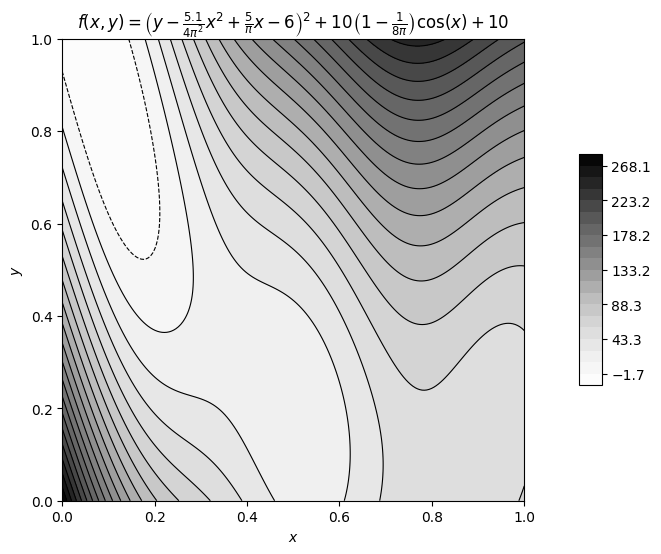
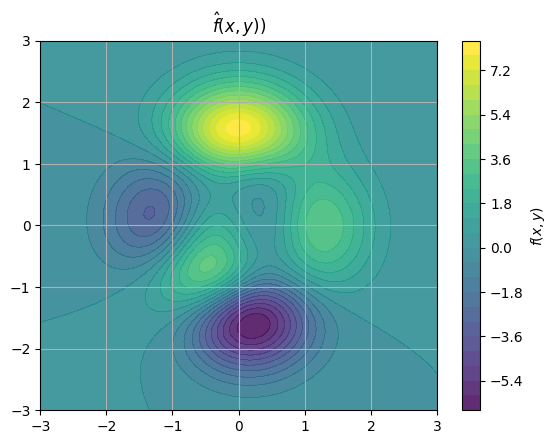
Unified diff of the notebook cell whose output changed from the first chart to the second:
--- before
+++ after
@@ -1,31 +1,24 @@
 import numpy as np
 import matplotlib.pyplot as plt
-from shared.cpcrr.functions.functions import braninAD, branin
+from shared.sample_funcs import peaks
+from matplotlib.colors import Normalize
+
 
 Nside = 200
-x = np.linspace(0, 1, Nside)
-y = np.linspace(0, 1, Nside)
+x = np.linspace(-3, 3, Nside)
+y = np.linspace(-3, 3, Nside)
 X, Y = np.meshgrid(x, y)
 matr = np.hstack((X.reshape((-1, 1)), Y.reshape((-1, 1))))
-Z_true = branin(matr[:,0], matr[:,1]).reshape((Nside, Nside))
+Z_true = peaks(matr).reshape((Nside, Nside))
 
-fig, ax1 = plt.subplots(1, figsize=(14, 6))
-
-from matplotlib.colors import Normalize
 
 vmin, vmax = Z_true.min(), Z_true.max()
-levels = np.linspace(vmin, vmax, 21)
 norm = Normalize(vmin=vmin, vmax=vmax)
-# --- actual function ---
-func_latex = (    
-    r'$f(x,y) = \left(y - \frac{5.1}{4\pi^2}x^2 '
-    r'+ \frac{5}{\pi}x - 6\right)^2 '
-    r'+ 10\left(1 - \frac{1}{8\pi}\right)\cos(x) + 10$'
-)
-fill1 = ax1.contourf(X, Y, Z_true, levels=levels, norm=norm, cmap='Greys')
-ax1.contour(X, Y, Z_true, levels=levels, colors='black', linewidths=0.8)
-ax1.set_title(func_latex)
-ax1.set_xlabel(r'$x$')
-ax1.set_ylabel(r'$y$')
-ax1.set_aspect('equal')
-fig.colorbar(fill1, ax=ax1, shrink=0.5, aspect=10)
+
+
+contour = plt.contourf(X, Y, Z_true, levels=24, cmap='viridis', norm=norm, alpha=0.85)
+# plot collocation points used to perform model fit
+
+plt.colorbar(contour, label='$f(x,y)$')
+plt.grid(True)
+plt.title(rf"$\hat{{f}}(x,y)$)")

Commit: no progress